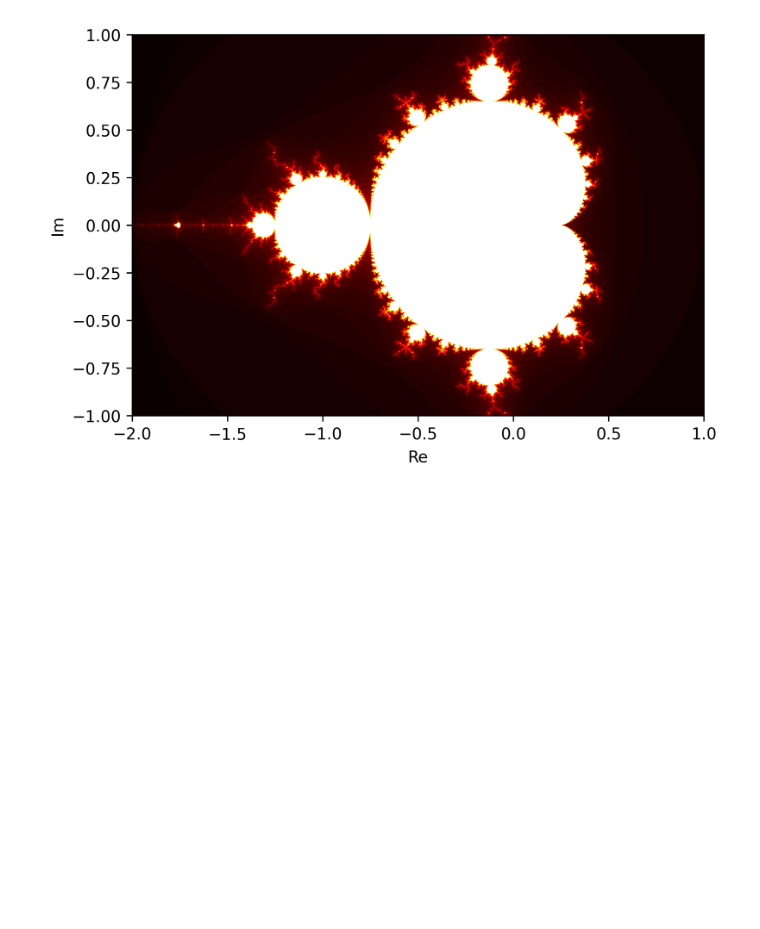
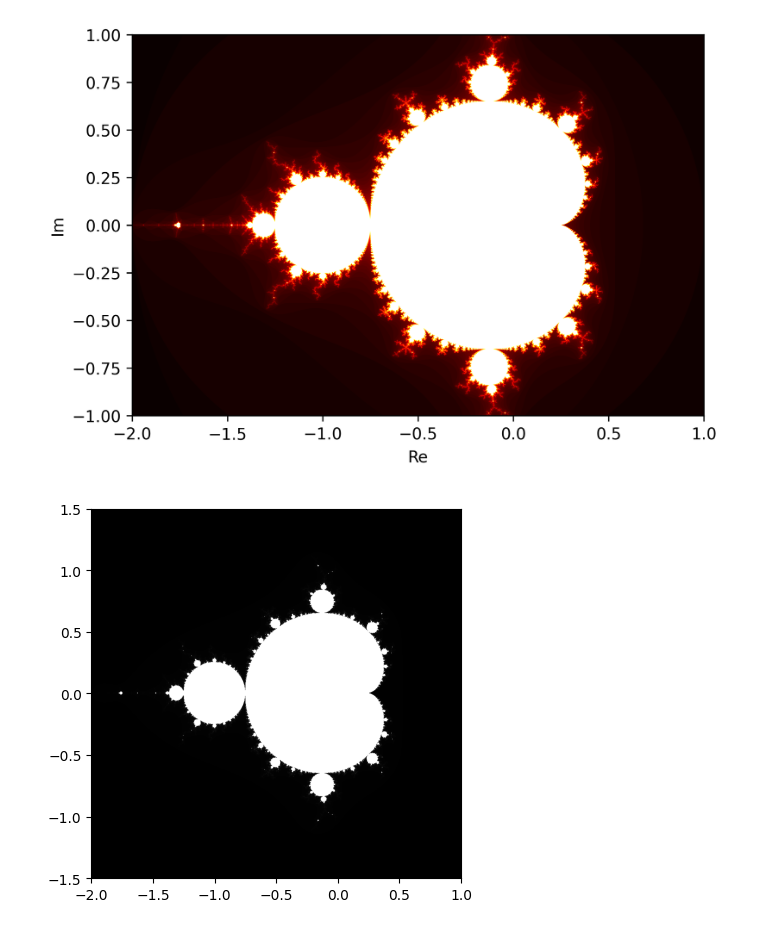
Before and after one commit to Danneftw1/Experiments-Daniel-Nilsson, a Jupyter notebook: Mandelbrot.ipynb, the cells around one changed output. Cells and saved outputs as stored; diff of their text form; code cells hidden in the pictures; blank space fills up the shorter version.

Commit message:
added another example of mandelbrot

```diff
--- a/Mandelbrot.ipynb
+++ b/Mandelbrot.ipynb
@@ -36,3 +36,47 @@ plt.ylabel('Im')
 plt.show()
 # %% [output]
 [figure]
+# %%
+import numpy as np
+import matplotlib.pyplot as plt
+
+# Set the resolution and range of the Mandelbrot set image
+width, height = 800, 800
+xmin, xmax = -2.0, 1.0
+ymin, ymax = -1.5, 1.5
+
+# Create a blank image with a white background
+image = np.zeros((height, width, 3), dtype=np.uint8)
+image.fill(255)
+
+# Define the Mandelbrot set calculation function
+def mandelbrot(c, max_iter):
+    z = c
+    for n in range(max_iter):
+        if abs(z) > 2:
+            return n
+        z = z * z + c
+    return max_iter
+
+# Define the function to map image coordinates to the complex plane
+def map_coordinates(x, y, width, height, xmin, xmax, ymin, ymax):
+    real = x * (xmax - xmin) / (width - 1) + xmin
+    imag = y * (ymax - ymin) / (height - 1) + ymin
+    return complex(real, imag)
+
+# Set the maximum number of iterations
+max_iter = 1000
+
+# Generate the Mandelbrot set image
+for y in range(height):
+    for x in range(width):
+        c = map_coordinates(x, y, width, height, xmin, xmax, ymin, ymax)
+        m = mandelbrot(c, max_iter)
+        color = int(m * 255 / max_iter)
+        image[y, x] = (color, color, color)
+
+# Display the Mandelbrot set image
+plt.imshow(image, cmap="gray", extent=(xmin, xmax, ymin, ymax))
+plt.show()
+# %% [output]
+[figure, added]
```
